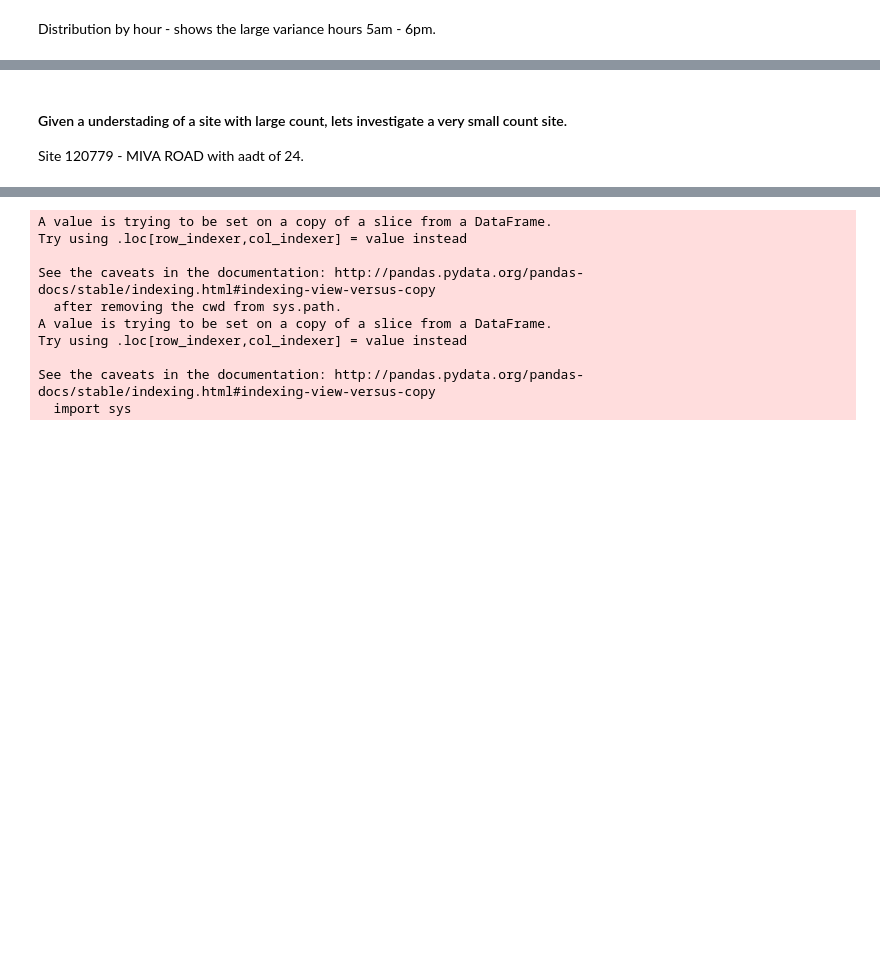
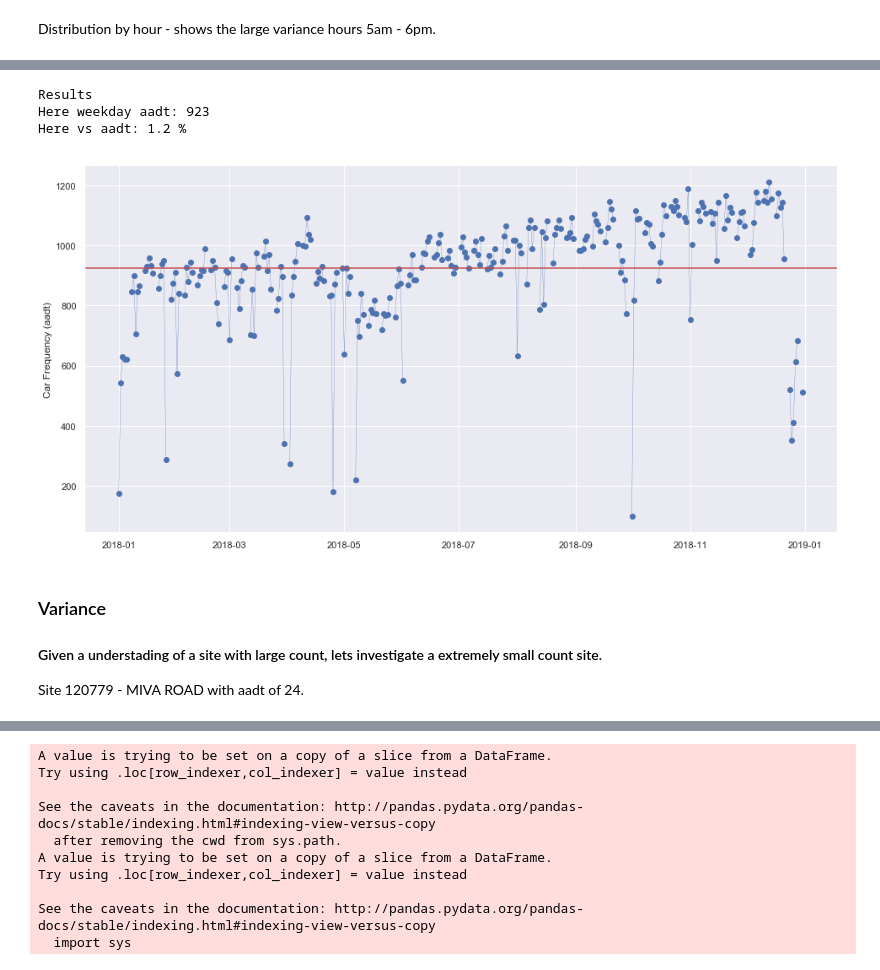
Before and after one commit to jaworra/Jupyter-Notebooks, a Jupyter notebook: here_analysis.ipynb, the cells around one changed output, grey strips where cells are left out. Drawn from its saved outputs; the diff is of its cells as text; code cells hidden in the pictures; blank space fills up the shorter version.

```diff
--- a/here_analysis.ipynb
+++ b/here_analysis.ipynb
@@ -161,5 +215,34 @@ Here vs aadt: 1.2 %
+# %%
+#Remove the above weekends
+here_links_rel_col_weekdays_timeseries = here_links_rel_col_weekdays.set_index('DATE-TIME') #set index
+here_weekday_sum = here_links_rel_col_weekdays_timeseries['COUNT'].resample('D').sum()
+here_weekday_sum =here_weekday_sum.replace(0, np.NaN)
+
+#aadt
+here_weekday_aadt = int(here_weekday_sum.mean())
+here_weekday_aadt
+
+fig, ax = plt.subplots()
+ax.plot(here_weekday_sum,
+        marker='o', linestyle='-', linewidth=0.3, label='Weekdays')
+ax.axhline(y=here_weekday_aadt, color='r', linestyle='-')
+ax.set_ylabel('Car Frequency (aadt)')
+
+# Derived aadt
+#Compare against actuals
+aadt_loops = 77905  # aadtSegmentAnalysisReportSummarys-7467981069708955029.pdf
+print ('Results')
+print('Here weekday aadt: ' +str(here_weekday_aadt))
+print('Here vs aadt: '+str(round(here_weekday_aadt/aadt_loops *100,1)) + ' %')
+# %% [output]
+Results
+Here weekday aadt: 923
+Here vs aadt: 1.2 %
+[figure, added]
 # %% [markdown]
-#### Given a understading of a site with large count, lets investigate a very small count site.
+### Variance
+
+#### Given a understading of a site with large count, lets investigate a extremely small count site.
 Site 120779 - MIVA ROAD	 with aadt of 24.
 # %%
 aadt_2018_gdf_sort= aadt_2018_gdf.sort_values(by='AADT', ascending=True) #sort lowest aadt values
```
Also changed, not shown: parts of 19 cells of this notebook.
